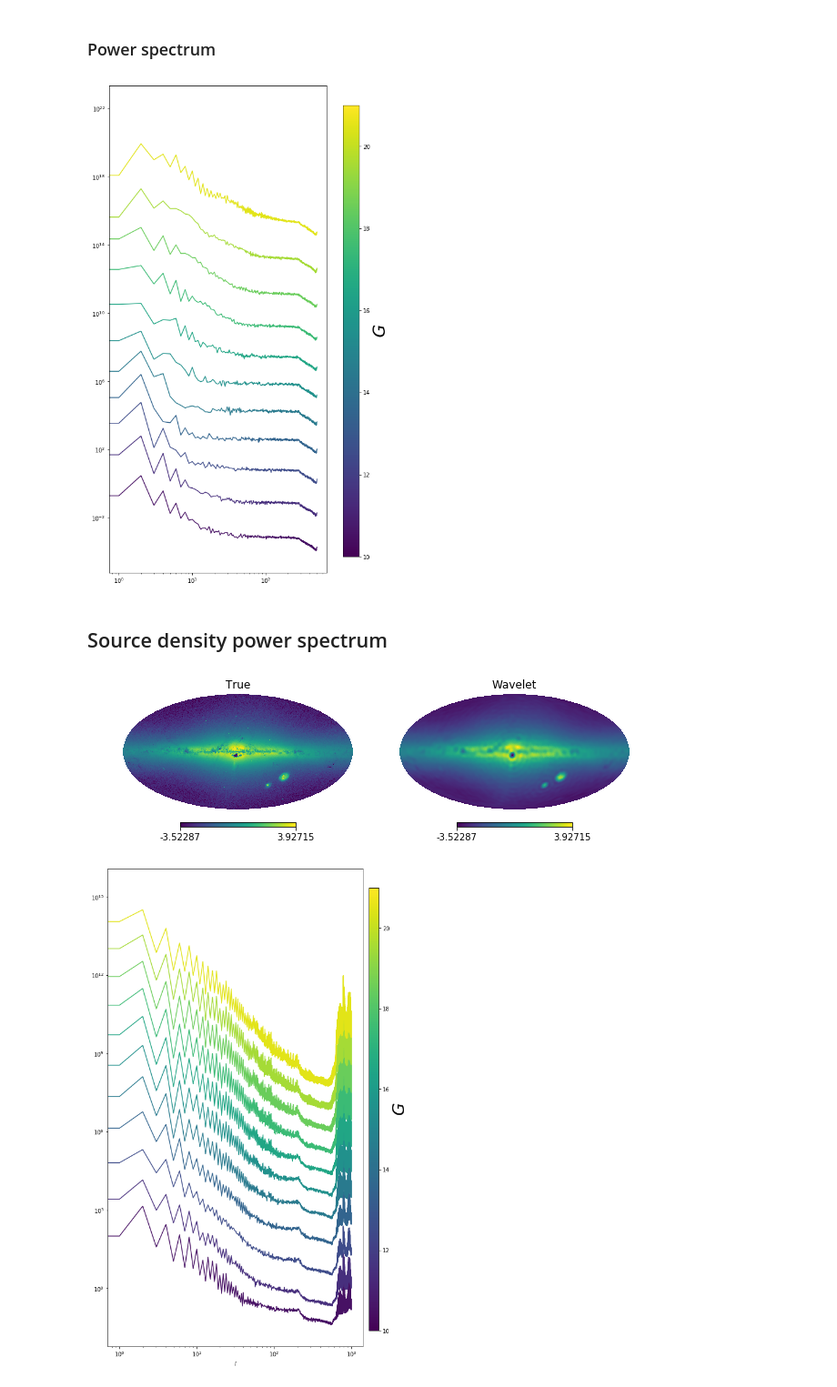
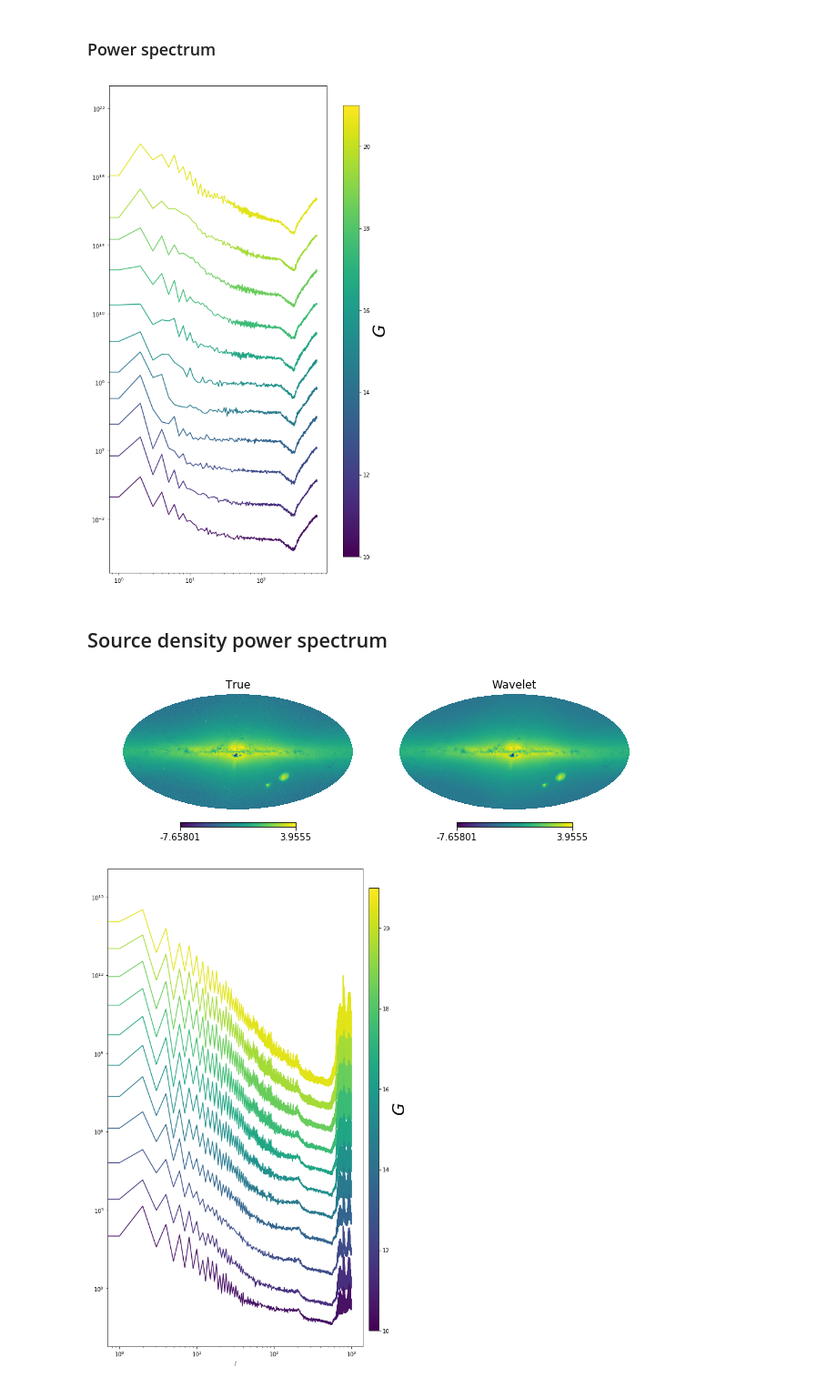
Before and after one commit to gaiaverse/astrometry, a Jupyter notebook: SphHarmonics/SphHm-PowerSpectrum.ipynb, the cells around one changed output. Shown at 91% size. Drawn from its saved outputs; the diff is of its cells as text; code cells hidden in the pictures.

```diff
--- a/SphHarmonics/SphHm-PowerSpectrum.ipynb
+++ b/SphHarmonics/SphHm-PowerSpectrum.ipynb
@@ -20,13 +20,13 @@ n2r = hp.ring2nest(nside, np.arange(hp.nside2npix(nside)))
 # %%
 data = {}
 mag = 20.
-with h5py.File('/data/asfe2/Projects/astrometry/gaia3_astcounts.h', 'r') as hf:
+with h5py.File('/data/asfe2/Projects/astrometry/gaia3_astcounts_hpx10.h', 'r') as hf:
     magid = np.argwhere(hf['magval'][...]==mag)[0,0]
     data['n'] = np.zeros(hp.nside2npix(128))
     data['n'][hf[str(magid)]['hpx'][...]] = hf[str(magid)]['n'][...]
     data['n'] = downsize(data['n'], 128, nside)[n2r]
     data['k'] = np.zeros(hp.nside2npix(128))
-    data['k'][hf[str(magid)]['hpx'][...]] = hf[str(magid)]['k'][...]
+    data['k'][hf[str(magid)]['hpx'][...]] = hf[str(magid)]['k_ast'][...]
     data['k'] = downsize(data['k'], 128, nside)[n2r]
 # %%
 hp.mollview(data['k']/data['n'], coord=['C','G'])
@@ -90,7 +90,7 @@ fig = plt.figure(figsize=(8,16))
 
 cmap = cm.viridis; mmin=10.; mmax=21.
 
-lmax=500
+lmax=600
 for i, mag in enumerate(np.arange(10.5,21.,1.)):
 
     data = {}
@@ -120,35 +120,35 @@ im.set_array([])
 cbar = fig.colorbar(im, cax=cbar_ax)
 cbar.set_label(r'$G$', fontsize=30)
 # %% [output]
-[figure, old version]
+[figure, new version]
 # %% [markdown]
 ## Source density power spectrum
 # %%
-lmax=50
+lmax=100
 
 data = {}
 with h5py.File('/data/asfe2/Projects/astrometry/gaia3_astcounts.h', 'r') as hf:
     magid = np.argwhere(hf['magval'][...]==mag)[0,0]
     data['n'] = np.zeros(hp.nside2npix(128))
     data['n'][hf[str(magid)]['hpx'][...]] = hf[str(magid)]['n'][...]
     data['n'] = downsize(data['n'], 128, nside)[n2r]
 
 
 n_mean = np.sum(data['n'])/hp.nside2npix(nside)
 x = np.where((data['n']>0), np.log(data['n']/n_mean),
                             -10)
 
 fig, ax = plt.subplots(1,2, figsize=(10, 5))
 
 plt.sca(ax[1])
 alm_map = hp.map2alm(x, lmax=lmax)
 _map = hp.alm2map(alm_map, nside, verbose=False)
 hp.mollview(_map, coord=['C','G'], hold=True, notext=True, title='Wavelet')
 
 plt.sca(ax[0])
 hp.mollview(x, coord=['C','G'], hold=True, notext=True, title='True', min=np.min(_map), max=np.max(_map))
 # %% [output]
-[figure, old version]
+[figure, new version]
 # %%
 fig = plt.figure(figsize=(8,16))
 
```
Also changed, not shown: parts of 1 cell of this notebook, 2 other files.
